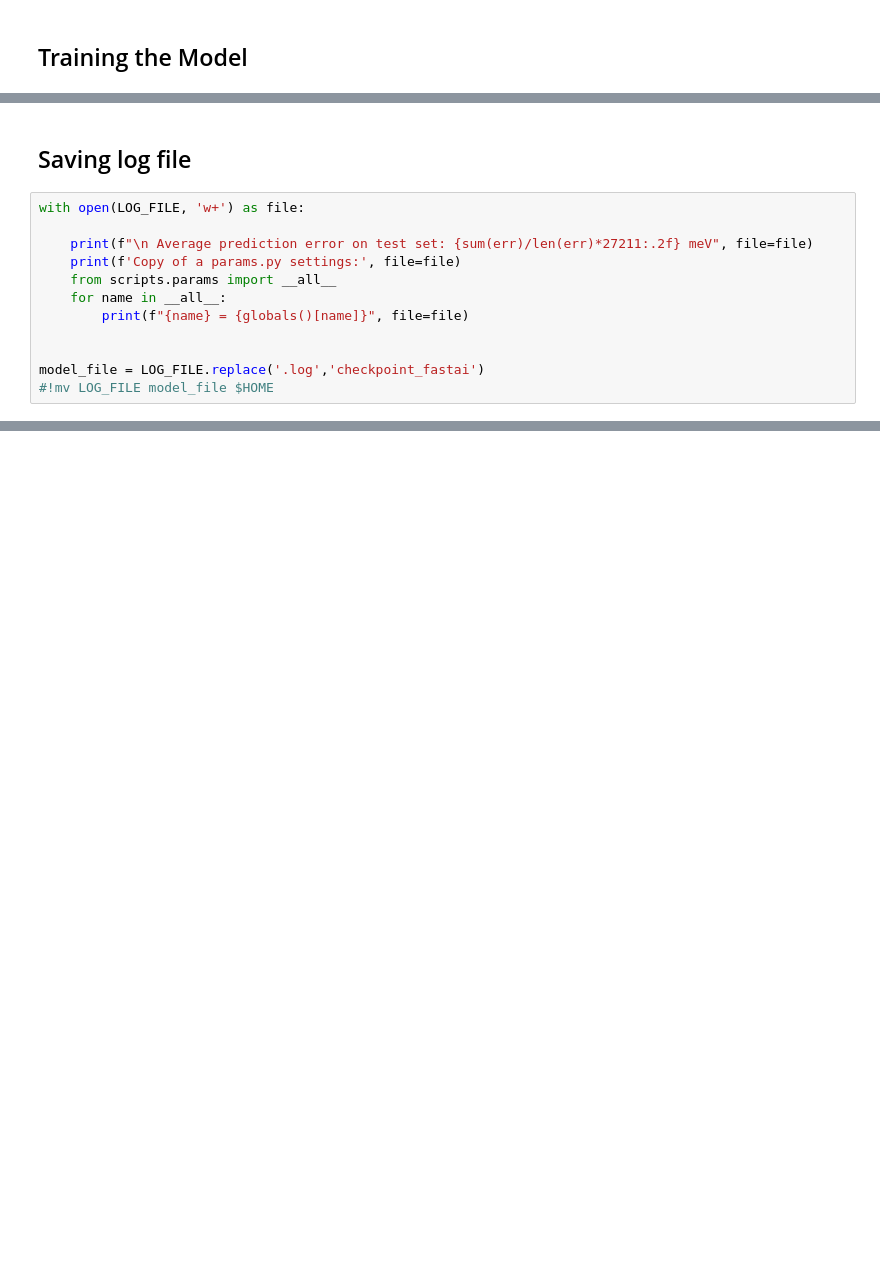
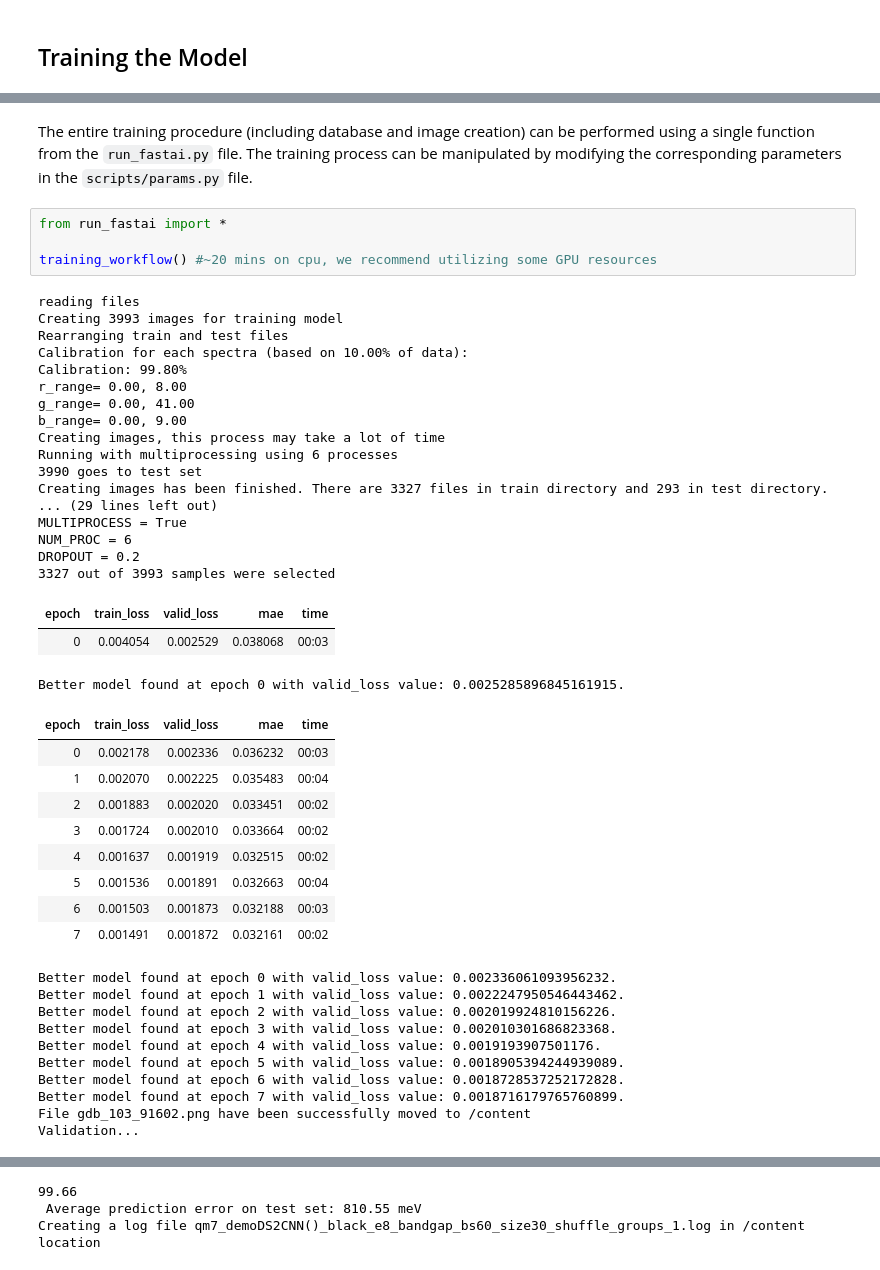
Before and after one commit to all2gos/RGBChem, a Jupyter notebook: working_demo.ipynb, the cells around one changed output, grey strips where cells are left out. Saved outputs shown, nothing was run; the diff lists cells and outputs as text; blank space fills up the shorter version.

```diff
--- a/working_demo.ipynb
+++ b/working_demo.ipynb
@@ -177,14 +129,46 @@ print(f"\n Average prediction error on test set: {sum(err)/len(err)*27211:.2f} m
-# %% [markdown]
-## Saving log file
-# %%
-with open(LOG_FILE, 'w+') as file:
-
-    print(f"\n Average prediction error on test set: {sum(err)/len(err)*27211:.2f} meV", file=file)
-    print(f'Copy of a params.py settings:', file=file)
-    from scripts.params import __all__
-    for name in __all__:
-        print(f"{name} = {globals()[name]}", file=file)
-
-
-model_file = LOG_FILE.replace('.log','checkpoint_fastai')
-#!mv LOG_FILE model_file $HOME
+# %% [markdown]
+The entire training procedure (including database and image creation) can be performed using a single function from the `run_fastai.py` file. The training process can be manipulated by modifying the corresponding parameters in the `scripts/params.py` file.
+# %%
+from run_fastai import *
+
+training_workflow() #~20 mins on cpu, we recommend utilizing some GPU resources
+# %% [output]
+reading files
+Creating 3993 images for training model
+Rearranging train and test files
+Calibration for each spectra (based on 10.00% of data):
+Calibration: 99.80%
+r_range= 0.00, 8.00
+g_range= 0.00, 41.00
+b_range= 0.00, 9.00
+Creating images, this process may take a lot of time
+Running with multiprocessing using 6 processes
+3990 goes to test set
+Creating images has been finished. There are 3327 files in train directory and 293 in test directory.
+... (29 lines left out)
+MULTIPROCESS = True
+NUM_PROC = 6
+DROPOUT = 0.2
+3327 out of 3993 samples were selected
+| epoch | train_loss | valid_loss | mae | time |
+| 0 | 0.004054 | 0.002529 | 0.038068 | 00:03 |
+Better model found at epoch 0 with valid_loss value: 0.0025285896845161915.
+| epoch | train_loss | valid_loss | mae | time |
+| 0 | 0.002178 | 0.002336 | 0.036232 | 00:03 |
+| 1 | 0.002070 | 0.002225 | 0.035483 | 00:04 |
+| 2 | 0.001883 | 0.002020 | 0.033451 | 00:02 |
+| 3 | 0.001724 | 0.002010 | 0.033664 | 00:02 |
+| 4 | 0.001637 | 0.001919 | 0.032515 | 00:02 |
+| 5 | 0.001536 | 0.001891 | 0.032663 | 00:04 |
+| 6 | 0.001503 | 0.001873 | 0.032188 | 00:03 |
+| 7 | 0.001491 | 0.001872 | 0.032161 | 00:02 |
+Better model found at epoch 0 with valid_loss value: 0.002336061093956232.
+Better model found at epoch 1 with valid_loss value: 0.0022247950546443462.
+Better model found at epoch 2 with valid_loss value: 0.002019924810156226.
+Better model found at epoch 3 with valid_loss value: 0.002010301686823368.
+Better model found at epoch 4 with valid_loss value: 0.0019193907501176.
+Better model found at epoch 5 with valid_loss value: 0.0018905394244939089.
+Better model found at epoch 6 with valid_loss value: 0.0018728537252172828.
+Better model found at epoch 7 with valid_loss value: 0.0018716179765760899.
+File gdb_103_91602.png have been successfully moved to /content
+Validation...
@@ -190,0 +176,3 @@ model_file = LOG_FILE.replace('.log','checkpoint_fastai')
+99.66
+ Average prediction error on test set: 810.55 meV
+Creating a log file qm7_demoDS2CNN()_black_e8_bandgap_bs60_size30_shuffle_groups_1.log in /content location
```
Also changed, not shown: parts of 25 cells of this notebook.
